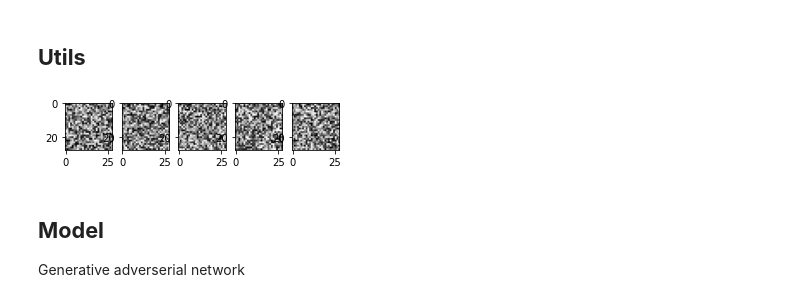
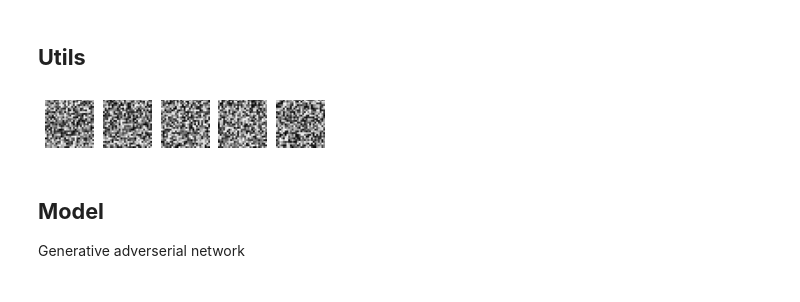
Before and after one commit to oneoftwo/generative_model_tutorial, a Jupyter notebook: GAN_MNIST.ipynb, the cells around one changed output. Drawn from its saved outputs; the diff is of its cells as text; code cells hidden in the pictures.

```diff
--- a/GAN_MNIST.ipynb
+++ b/GAN_MNIST.ipynb
@@ -42,24 +58,27 @@ test_loader = DataLoader(dataset=test_dataset, batch_size=batch_size, \
 # %%
 ################################################################################
 # utils ########################################################################
 
-def plot_10(x):
-        fig = plt.figure(figsize=(10, 30))
+def plot_sample(x):
+        fig = plt.figure(figsize=(5, 25))
         for idx in range(5):
             img = x[idx].cpu().squeeze().detach().numpy()
-            ax = fig.add_subplot(1, 10, idx + 1)
+            ax = fig.add_subplot(1, 5, idx + 1)
             ax.imshow(img, cmap=cm.gray)
+            ax.axis('off')
+            ax.axes.get_xaxis().set_visible(False)
+            ax.axes.get_yaxis().set_visible(False)
         plt.show()
 
 ################################################################################
 
 
 #==============================================================================#
 # sanity check ================================================================#
-plot_10(torch.rand(20, 1, 28, 28))
+plot_sample(torch.rand(20, 1, 28, 28))
 #==============================================================================#
 # %% [output]
-[figure, old version]
+[figure, new version]
 # %% [markdown]
 ## **Model**
 Generative adverserial network
```
Also changed, not shown: parts of 8 cells of this notebook.
